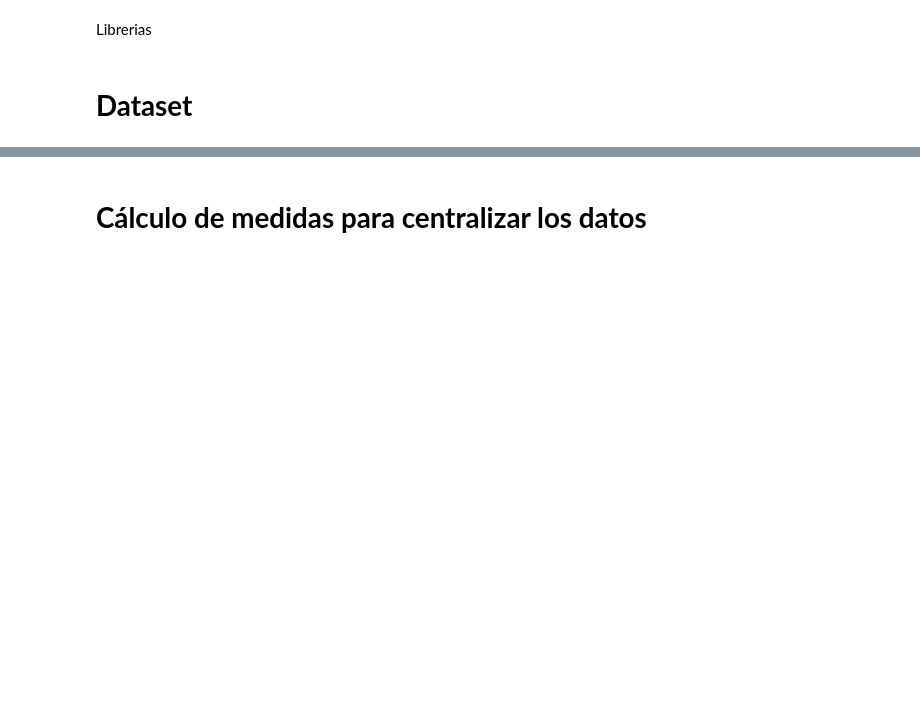
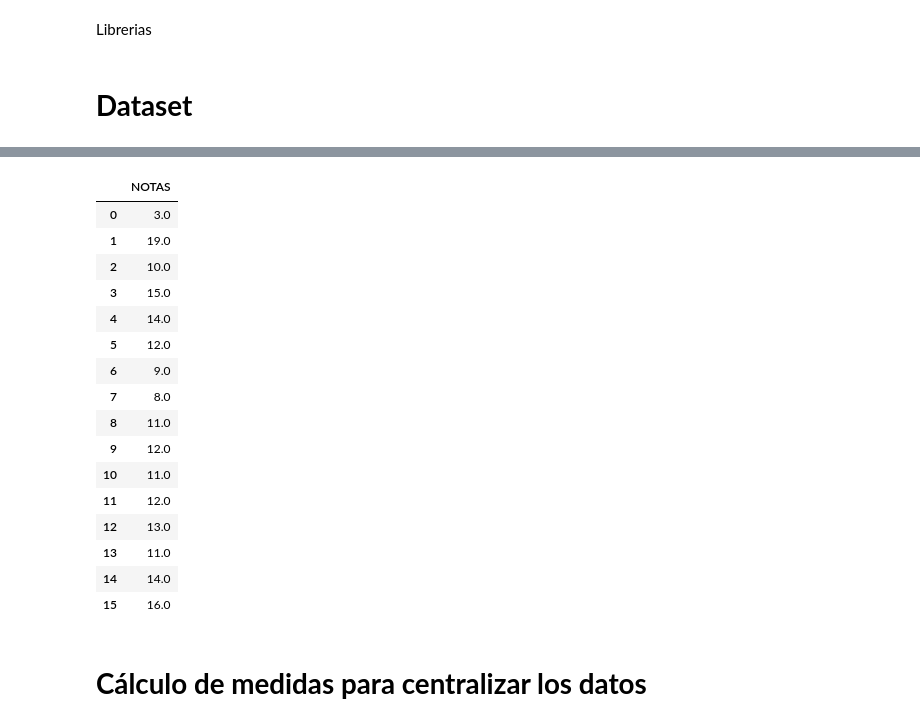
Before and after one commit to clauloro/Una_serie_de_notas_Grupal, a Jupyter notebook: notas.ipynb, the cells around one changed output, grey strips where cells are left out. Saved outputs shown, nothing was run; the diff lists cells and outputs as text; code cells hidden in the pictures; blank space fills up the shorter version.

```diff
--- a/notas.ipynb
+++ b/notas.ipynb
@@ -34,3 +38,23 @@ df_notas
+# %%
+df_notas2
+# %% [output]
+|  | NOTAS |
+| 0 | 3.0 |
+| 1 | 19.0 |
+| 2 | 10.0 |
+| 3 | 15.0 |
+| 4 | 14.0 |
+| 5 | 12.0 |
+| 6 | 9.0 |
+| 7 | 8.0 |
+| 8 | 11.0 |
+| 9 | 12.0 |
+| 10 | 11.0 |
+| 11 | 12.0 |
+| 12 | 13.0 |
+| 13 | 11.0 |
+| 14 | 14.0 |
+| 15 | 16.0 |
 # %% [markdown]
 # **Cálculo de medidas para centralizar los datos**
 # %% [markdown]
```
Also changed, not shown: parts of 11 cells of this notebook, 2 other files.
